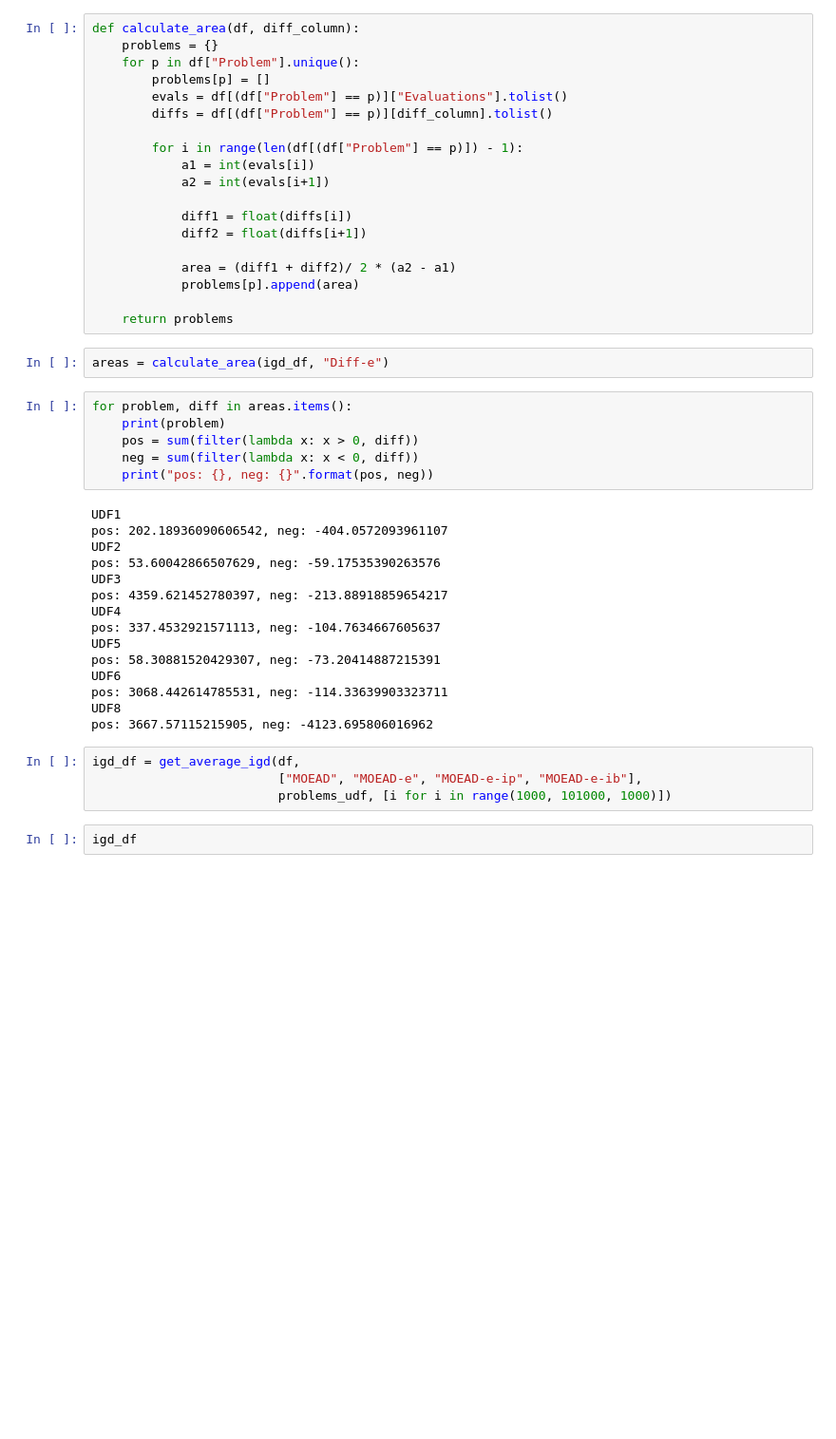
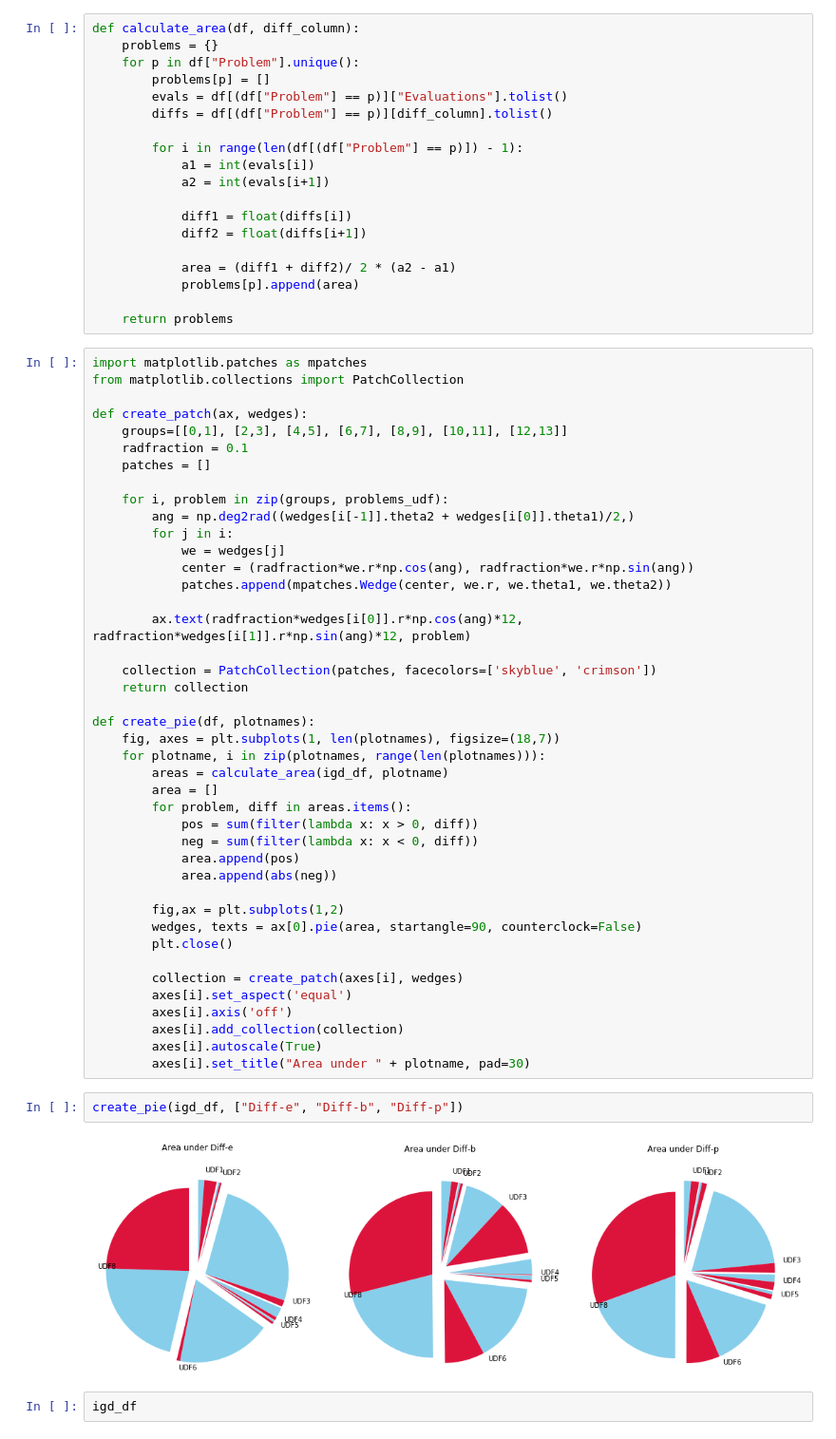
Before and after one commit to 12yuens2/cmlsga-jmetalpy, a Jupyter notebook: igd.ipynb, the cells around one changed output. Shown at 95% size. Cells and saved outputs as stored; diff of their text form; blank space fills up the shorter version.

```diff
--- a/igd.ipynb
+++ b/igd.ipynb
@@ -193,33 +172,52 @@ def calculate_area(df, diff_column):
             problems[p].append(area)
 
     return problems
-# %%
-areas = calculate_area(igd_df, "Diff-e")
-# %%
-for problem, diff in areas.items():
-    print(problem)
-    pos = sum(filter(lambda x: x > 0, diff))
-    neg = sum(filter(lambda x: x < 0, diff))
-    print("pos: {}, neg: {}".format(pos, neg))
-# %% [output]
-UDF1
-pos: 202.18936090606542, neg: -404.0572093961107
-UDF2
-pos: 53.60042866507629, neg: -59.17535390263576
-UDF3
-pos: 4359.621452780397, neg: -213.88918859654217
-UDF4
-pos: 337.4532921571113, neg: -104.7634667605637
-UDF5
-pos: 58.30881520429307, neg: -73.20414887215391
-UDF6
-pos: 3068.442614785531, neg: -114.33639903323711
-UDF8
-pos: 3667.57115215905, neg: -4123.695806016962
-# %%
-igd_df = get_average_igd(df,
-                         ["MOEAD", "MOEAD-e", "MOEAD-e-ip", "MOEAD-e-ib"],
-                         problems_udf, [i for i in range(1000, 101000, 1000)])
+# %%
+import matplotlib.patches as mpatches
+from matplotlib.collections import PatchCollection
+
+def create_patch(ax, wedges):
+    groups=[[0,1], [2,3], [4,5], [6,7], [8,9], [10,11], [12,13]]
+    radfraction = 0.1
+    patches = []
+
+    for i, problem in zip(groups, problems_udf):
+        ang = np.deg2rad((wedges[i[-1]].theta2 + wedges[i[0]].theta1)/2,)
+        for j in i:
+            we = wedges[j]
+            center = (radfraction*we.r*np.cos(ang), radfraction*we.r*np.sin(ang))
+            patches.append(mpatches.Wedge(center, we.r, we.theta1, we.theta2))
+
+        ax.text(radfraction*wedges[i[0]].r*np.cos(ang)*12, radfraction*wedges[i[1]].r*np.sin(ang)*12, problem)
+
+    collection = PatchCollection(patches, facecolors=['skyblue', 'crimson'])
+    return collection
+
+def create_pie(df, plotnames):
+    fig, axes = plt.subplots(1, len(plotnames), figsize=(18,7))
+    for plotname, i in zip(plotnames, range(len(plotnames))):
+        areas = calculate_area(igd_df, plotname)
+        area = []
+        for problem, diff in areas.items():
+            pos = sum(filter(lambda x: x > 0, diff))
+            neg = sum(filter(lambda x: x < 0, diff))
+            area.append(pos)
+            area.append(abs(neg))
+
+        fig,ax = plt.subplots(1,2)
+        wedges, texts = ax[0].pie(area, startangle=90, counterclock=False)
+        plt.close()
+
+        collection = create_patch(axes[i], wedges)
+        axes[i].set_aspect('equal')
+        axes[i].axis('off')
+        axes[i].add_collection(collection)
+        axes[i].autoscale(True)
+        axes[i].set_title("Area under " + plotname, pad=30)
+# %%
+create_pie(igd_df, ["Diff-e", "Diff-b", "Diff-p"])
+# %% [output]
+[figure, added]
 # %%
 igd_df
 # %% [output]
```
Also changed, not shown: parts of 7 cells of this notebook.
